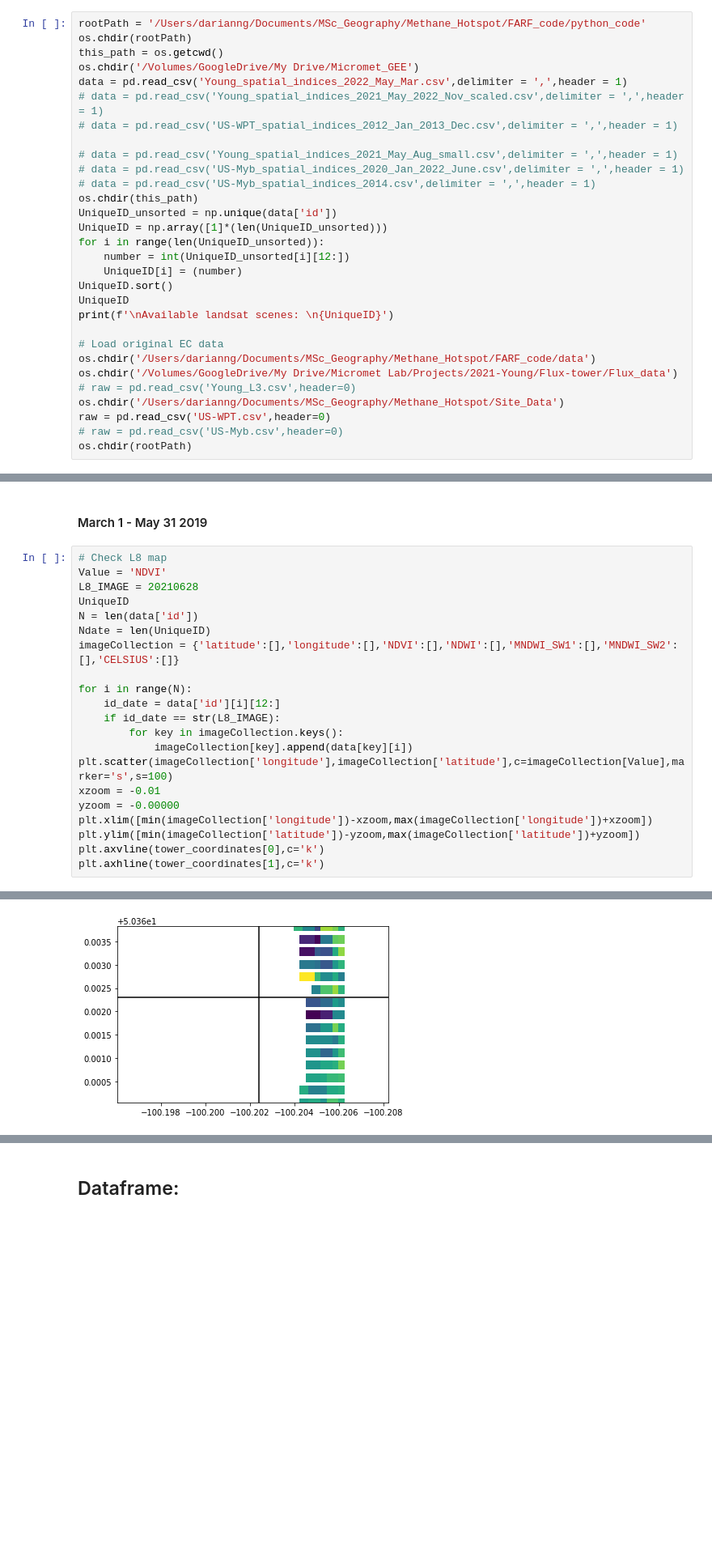
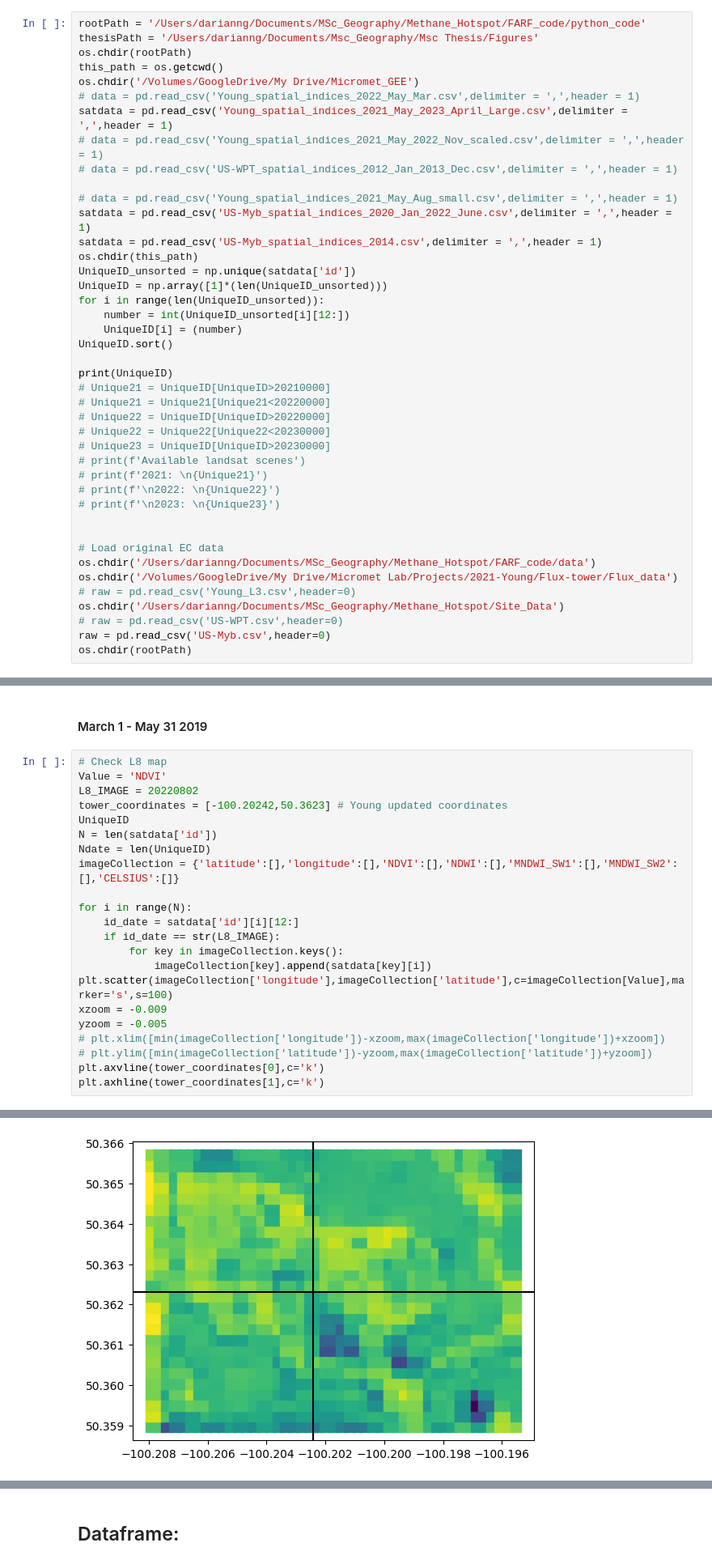
Before and after one commit to dng55/Clustered_Methane_Hotspot_Detection, a Jupyter notebook: Methane hotspot (Manitoba) - Clustering.ipynb, the cells around one changed output, grey strips where cells are left out. Shown at 81% size. Saved outputs shown, nothing was run; the diff lists cells and outputs as text; blank space fills up the shorter version.

```diff
--- a/Methane hotspot (Manitoba) - Clustering.ipynb
+++ b/Methane hotspot (Manitoba) - Clustering.ipynb
@@ -11,32 +11,44 @@ pd.options.display.max_columns = None
 ### Listing available landsat dates:
 # %%
 rootPath = '/Users/darianng/Documents/MSc_Geography/Methane_Hotspot/FARF_code/python_code'
+thesisPath = '/Users/darianng/Documents/Msc_Geography/Msc Thesis/Figures'
 os.chdir(rootPath)
 this_path = os.getcwd()
 os.chdir('/Volumes/GoogleDrive/My Drive/Micromet_GEE')
-data = pd.read_csv('Young_spatial_indices_2022_May_Mar.csv',delimiter = ',',header = 1)
+# data = pd.read_csv('Young_spatial_indices_2022_May_Mar.csv',delimiter = ',',header = 1)
+satdata = pd.read_csv('Young_spatial_indices_2021_May_2023_April_Large.csv',delimiter = ',',header = 1)
 # data = pd.read_csv('Young_spatial_indices_2021_May_2022_Nov_scaled.csv',delimiter = ',',header = 1)
 # data = pd.read_csv('US-WPT_spatial_indices_2012_Jan_2013_Dec.csv',delimiter = ',',header = 1)
 
 # data = pd.read_csv('Young_spatial_indices_2021_May_Aug_small.csv',delimiter = ',',header = 1)
-# data = pd.read_csv('US-Myb_spatial_indices_2020_Jan_2022_June.csv',delimiter = ',',header = 1)
-# data = pd.read_csv('US-Myb_spatial_indices_2014.csv',delimiter = ',',header = 1)
+satdata = pd.read_csv('US-Myb_spatial_indices_2020_Jan_2022_June.csv',delimiter = ',',header = 1)
+satdata = pd.read_csv('US-Myb_spatial_indices_2014.csv',delimiter = ',',header = 1)
 os.chdir(this_path)
-UniqueID_unsorted = np.unique(data['id'])
+UniqueID_unsorted = np.unique(satdata['id'])
 UniqueID = np.array([1]*(len(UniqueID_unsorted)))
 for i in range(len(UniqueID_unsorted)):
     number = int(UniqueID_unsorted[i][12:])
     UniqueID[i] = (number)
 UniqueID.sort()
-UniqueID
-print(f'\nAvailable landsat scenes: \n{UniqueID}')
+
+print(UniqueID)
+# Unique21 = UniqueID[UniqueID>20210000]
+# Unique21 = Unique21[Unique21<20220000]
+# Unique22 = UniqueID[UniqueID>20220000]
+# Unique22 = Unique22[Unique22<20230000]
+# Unique23 = UniqueID[UniqueID>20230000]
+# print(f'Available landsat scenes')
+# print(f'2021: \n{Unique21}')
+# print(f'\n2022: \n{Unique22}')
+# print(f'\n2023: \n{Unique23}')
+
 
 # Load original EC data
 os.chdir('/Users/darianng/Documents/MSc_Geography/Methane_Hotspot/FARF_code/data')
 os.chdir('/Volumes/GoogleDrive/My Drive/Micromet Lab/Projects/2021-Young/Flux-tower/Flux_data')
 # raw = pd.read_csv('Young_L3.csv',header=0)
 os.chdir('/Users/darianng/Documents/MSc_Geography/Methane_Hotspot/Site_Data')
-raw = pd.read_csv('US-WPT.csv',header=0)
-# raw = pd.read_csv('US-Myb.csv',header=0)
+# raw = pd.read_csv('US-WPT.csv',header=0)
+raw = pd.read_csv('US-Myb.csv',header=0)
 os.chdir(rootPath)
 # %% [output]
@@ -48,27 +64,28 @@ Available landsat scenes:
 # %%
 # Check L8 map
 Value = 'NDVI'
-L8_IMAGE = 20210628
+L8_IMAGE = 20220802
+tower_coordinates = [-100.20242,50.3623] # Young updated coordinates
 UniqueID
-N = len(data['id'])
+N = len(satdata['id'])
 Ndate = len(UniqueID)
 imageCollection = {'latitude':[],'longitude':[],'NDVI':[],'NDWI':[],'MNDWI_SW1':[],'MNDWI_SW2':[],'CELSIUS':[]}
 
 for i in range(N):
-    id_date = data['id'][i][12:]
+    id_date = satdata['id'][i][12:]
     if id_date == str(L8_IMAGE):
         for key in imageCollection.keys():
-            imageCollection[key].append(data[key][i])
+            imageCollection[key].append(satdata[key][i])
 plt.scatter(imageCollection['longitude'],imageCollection['latitude'],c=imageCollection[Value],marker='s',s=100)
-xzoom = -0.01
-yzoom = -0.00000
-plt.xlim([min(imageCollection['longitude'])-xzoom,max(imageCollection['longitude'])+xzoom])
-plt.ylim([min(imageCollection['latitude'])-yzoom,max(imageCollection['latitude'])+yzoom])
+xzoom = -0.009
+yzoom = -0.005
+# plt.xlim([min(imageCollection['longitude'])-xzoom,max(imageCollection['longitude'])+xzoom])
+# plt.ylim([min(imageCollection['latitude'])-yzoom,max(imageCollection['latitude'])+yzoom])
 plt.axvline(tower_coordinates[0],c='k')
 plt.axhline(tower_coordinates[1],c='k')
 # %% [output]
 <matplotlib.lines.Line2D at 0x...>
-[figure, old version]
+[figure, new version]
 # %%
 # Check EC Data:
 plt.figure(figsize=(10,4))
```
Also changed, not shown: parts of 23 cells of this notebook, 1 other file.
